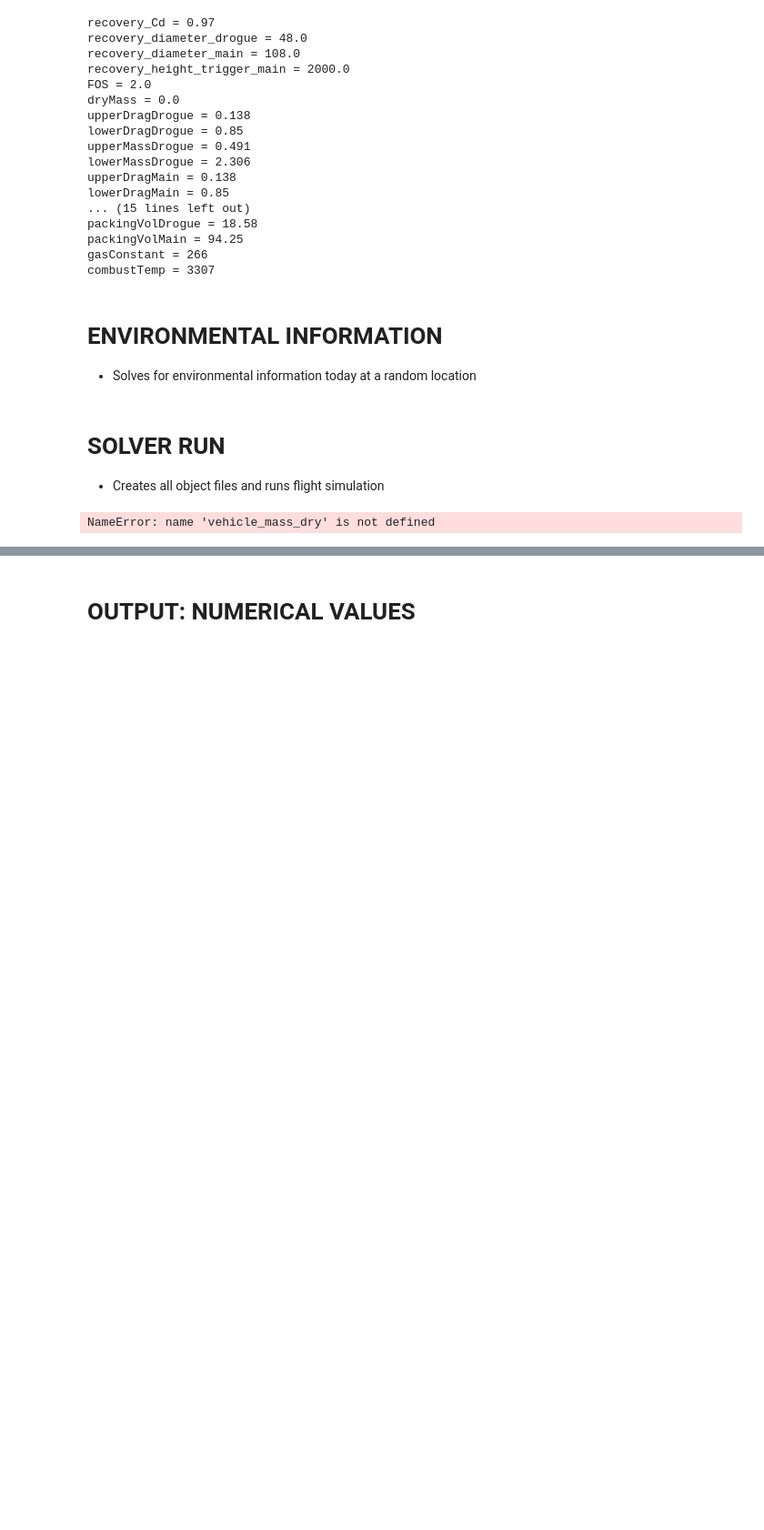
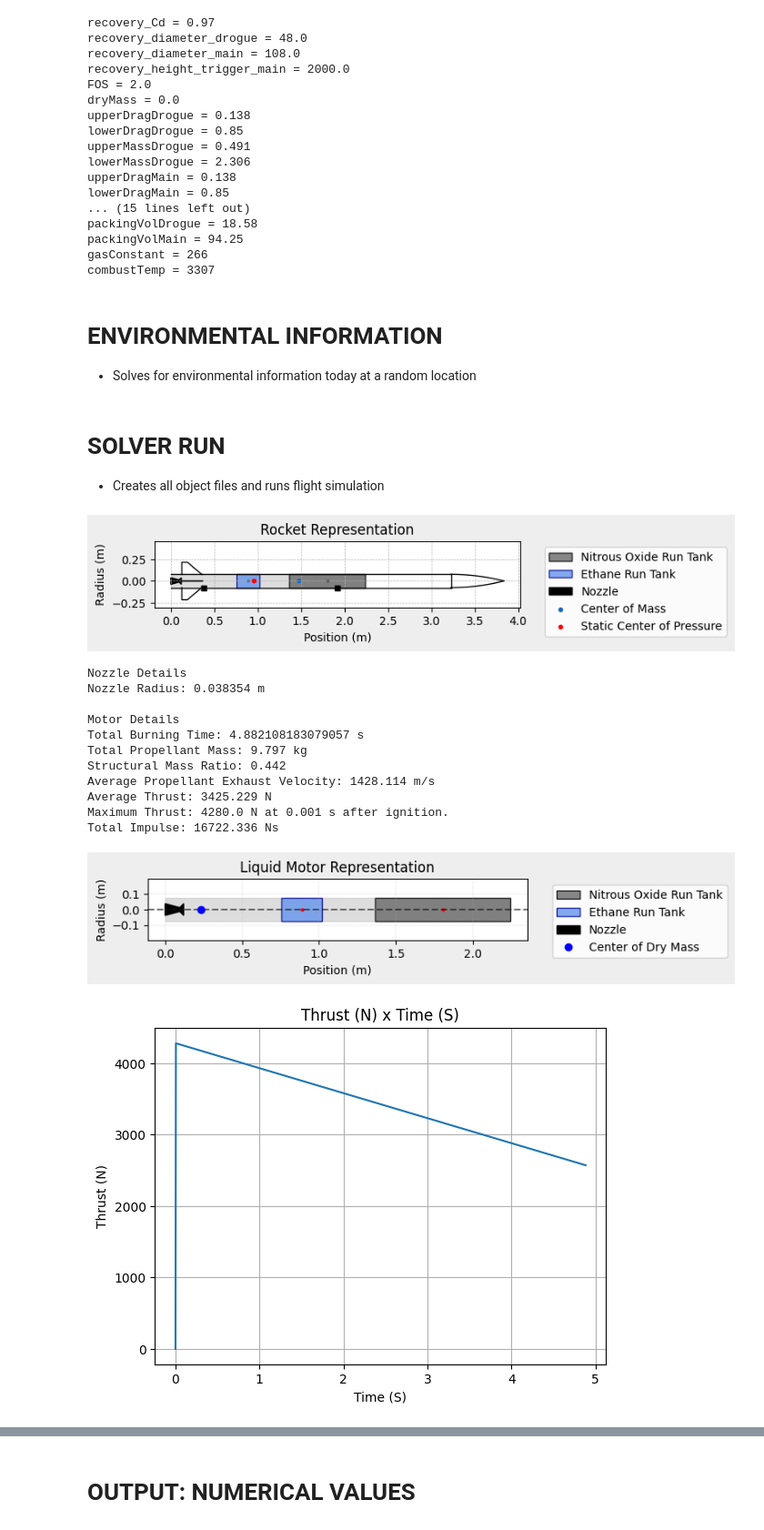
Before and after one commit to Project-Liquid/TheRocket, a Jupyter notebook: TheRocket/TheRocket.ipynb, the cells around one changed output, grey strips where cells are left out. Shown at 91% size. Drawn from its saved outputs; the diff is of its cells as text; code cells hidden in the pictures; blank space fills up the shorter version.

```diff
--- a/TheRocket/TheRocket.ipynb
+++ b/TheRocket/TheRocket.ipynb
@@ -244,7 +244,7 @@ fuelTank = MassBasedTank(
 )
 
 theEngine = LiquidMotor(
-    thrust_source = "./data/engine_thrust.csv",
+    thrust_source = "./Yengine.eng",
     dry_mass = engine_mass_metric,
     dry_inertia = (0.125, 0.125, 0.002), #dumb values
     nozzle_radius = engine_diameter_nozzle_metric/2,
@@ -283,31 +283,44 @@ fin_set = theRocket.add_trapezoidal_fins(
 railButtons = theRocket.set_rail_buttons(
     upper_button_position=button_position_higher_metric,
     lower_button_position=button_position_lower_metric,
     angular_position=button_angle_metric)
 
 #Rest parachutes list (issues with .append adding duplicates)
 if theRocket.parachutes:
     theRocket.parachutes.clear()
 drogue = theRocket.add_parachute(
     name="Drogue",
     cd_s=recovery_Cd_metric * (np.pi/4) * recovery_diameter_drogue_metric**2,
     trigger="apogee",
     sampling_rate=105,
     lag=0,
 )
 
 main = theRocket.add_parachute(
     name="Main",
     cd_s=recovery_Cd_metric * (np.pi/4) * recovery_diameter_main_metric**2,
     trigger=recovery_height_trigger_main,
     sampling_rate=105,
     lag=0,
 )
 test_flight = Flight(
     rocket=theRocket, environment=env, rail_length=rail_length_metric, inclination=90-launch_angle_metric, heading=0
 )
 
 from rocketpy import rocket
 theRocket.draw()
 # %% [output]
+[figure, added]
-NameError: name 'vehicle_mass_dry' is not defined
+Nozzle Details
+Nozzle Radius: 0.038354 m
+
+Motor Details
+Total Burning Time: 4.882108183079057 s
+Total Propellant Mass: 9.797 kg
+Structural Mass Ratio: 0.442
+Average Propellant Exhaust Velocity: 1428.114 m/s
+Average Thrust: 3425.229 N
+Maximum Thrust: 4280.0 N at 0.001 s after ignition.
+Total Impulse: 16722.336 Ns
+[figure, added]
+[figure, added]
```
Also changed, not shown: parts of 8 cells of this notebook, 10 other files.
